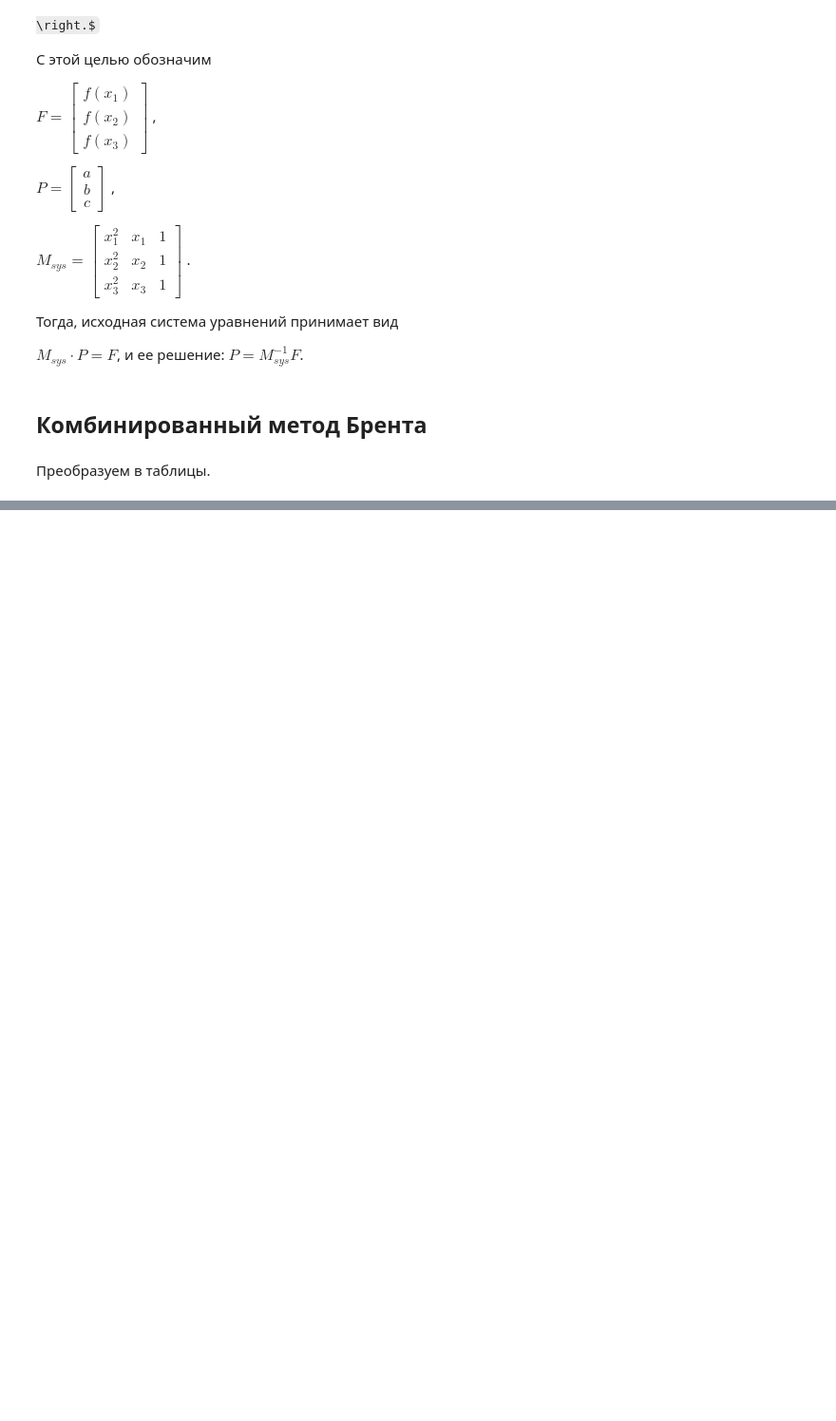
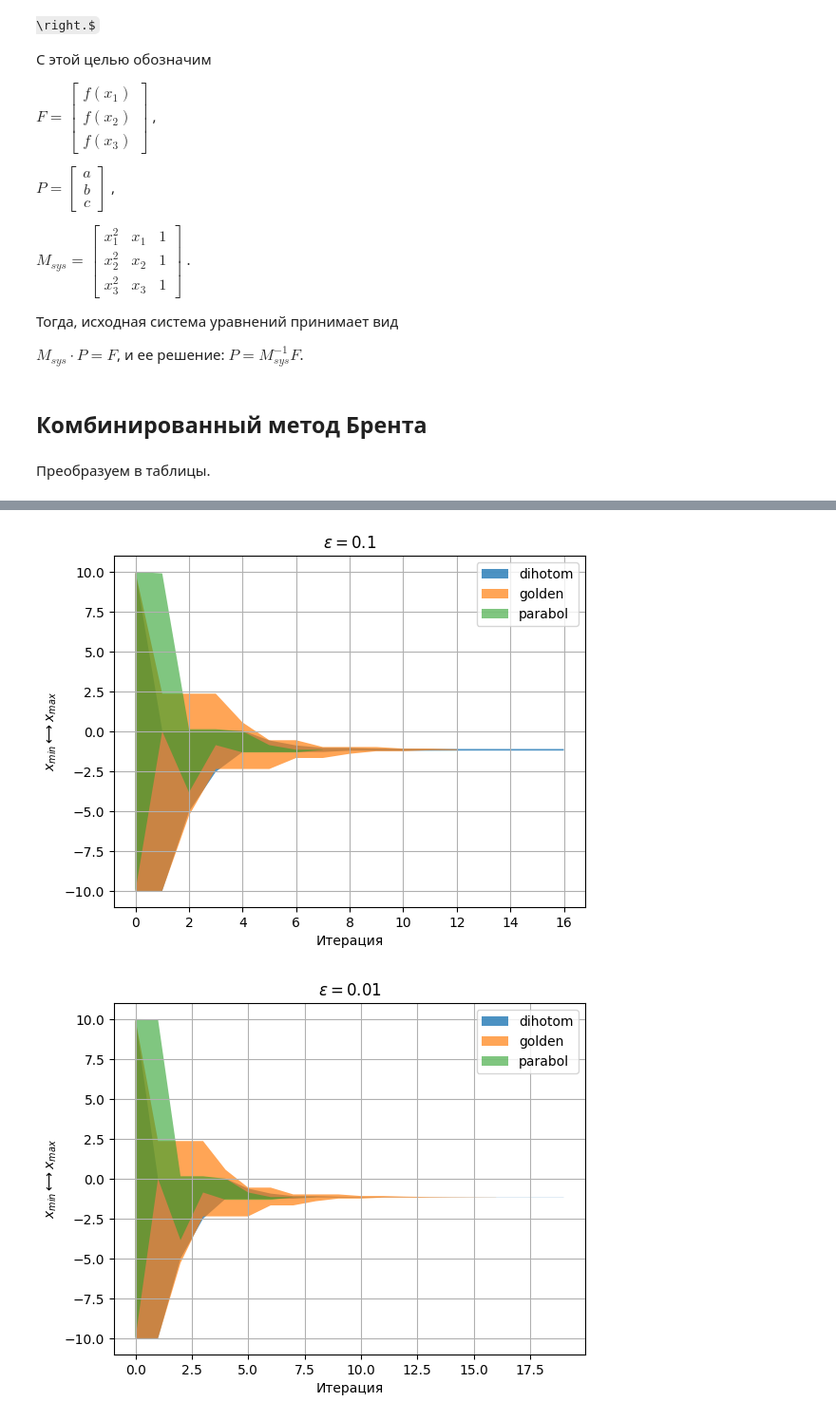
Before and after one commit to romangorbunov91/linear-search, a Jupyter notebook: notebook.ipynb, the cells around one changed output, grey strips where cells are left out. Shown at 95% size. Cells and saved outputs as stored; diff of their text form; code cells hidden in the pictures; some formulas as TeX source; blank space fills up the shorter version.

```diff
--- a/notebook.ipynb
+++ b/notebook.ipynb
@@ -541,0 +544,13 @@ for plt_lst, plt_name in zip(plot_list, plot_name):
+# %%
+for idx, eps in enumerate(eps_var):
+    for mdx, meth_name in enumerate(method_names):
+        plt.fill_between(list(range(len(interval_arr[mdx][idx][0]))), interval_arr[mdx][idx][0], interval_arr[mdx][idx][1], alpha=(0.8 - 0.1 * mdx), label=meth_name)
+    plt.grid()
+    plt.title('$\epsilon =$' + str(eps))
+    plt.xlabel('Итерация')
+    plt.ylabel('$x_{min} \longleftrightarrow x_{max}$')
+    plt.legend()
+    plt.show()
+# %% [output]
+[figure, added]
+[figure, added]
```
Also changed, not shown: parts of 11 cells of this notebook.
